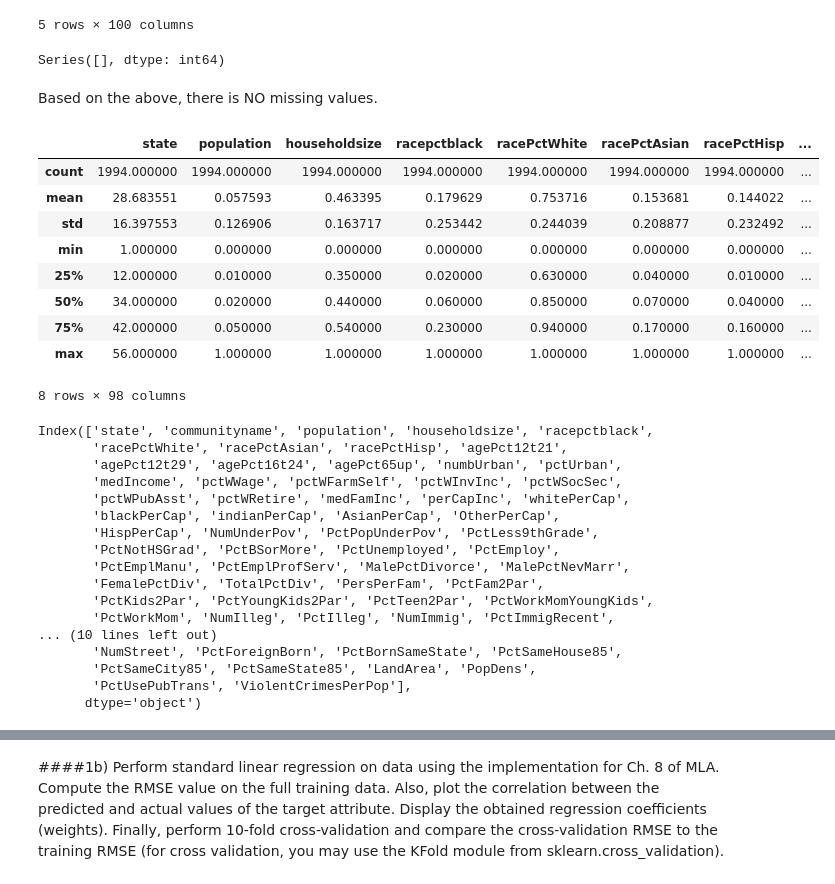
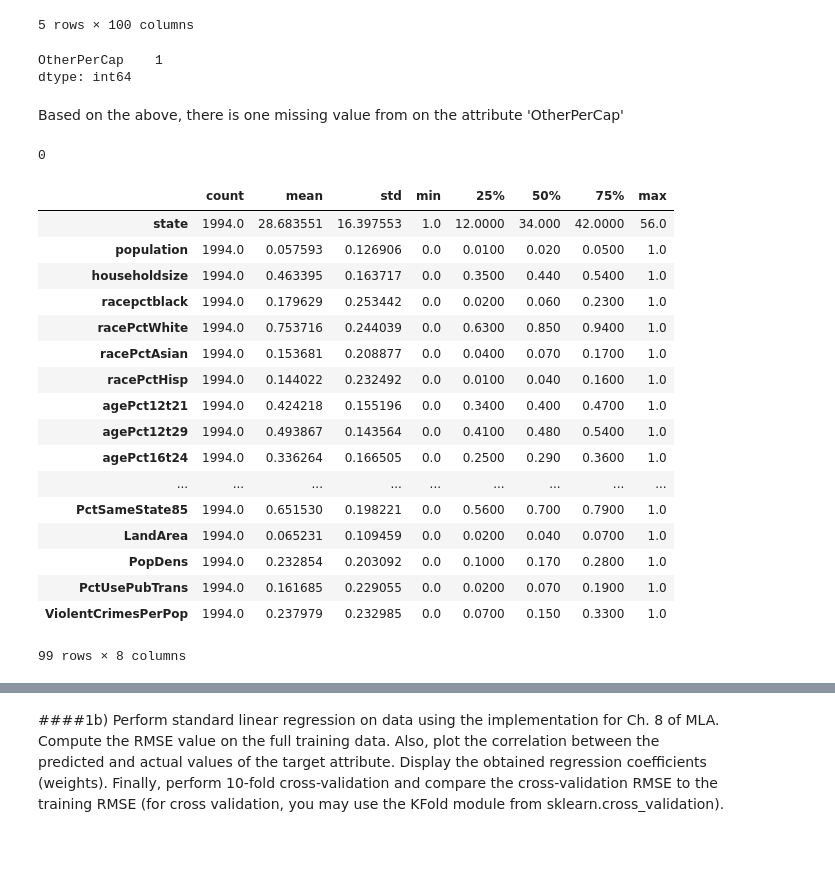
Before and after one commit to kyloop/CSC_478_Programming_Machine_Learning, a Jupyter notebook: assign3_submit1.ipynb, the cells around one changed output, grey strips where cells are left out. Saved outputs shown, nothing was run; the diff lists cells and outputs as text; code cells hidden in the pictures; blank space fills up the shorter version.

```diff
--- a/assign3_submit1.ipynb
+++ b/assign3_submit1.ipynb
@@ -11,8 +15,8 @@ import pandas as pd
 import numpy as np
 from numpy import *
 # %%
-#Read the dataset
-ccData=pd.read_csv('./communities/communities.csv')
+#Read the dataset and make sure to use na_values parameters to track down all the na and missing values.
+ccData=pd.read_csv('./communities/communities.csv', na_values=["?"])
 # %%
 ccData.shape
 # %% [output]
@@ -27,46 +31,43 @@ ccData.head(5)
 | 3 | 34 | Willingborotownship | 0.04 | 0.77 | 1.00 | 0.08 | 0.12 | ... |
 | 4 | 42 | Bethlehemtownship | 0.01 | 0.55 | 0.02 | 0.95 | 0.09 | ... |
 5 rows × 100 columns
+# %%
+#Check any missing or na values
+missing_tab=ccData.isnull().sum(0)
+missing_tab[missing_tab>0]
+# %% [output]
+OtherPerCap    1
+dtype: int64
+# %% [markdown]
+Based on the above, there is one missing value from on the attribute 'OtherPerCap'
+# %%
+#Fill in the missing value in the 'OtherPerCap' attribute by its MEAN value
+ccData.OtherPerCap.fillna(ccData.OtherPerCap.mean(axis=0), axis=0,inplace=True)
 # %%
-#Check if there is any missing values in every Column
-missTab=ccData.isnull().sum(0)
-missTab[missTab.ix[:]>0]
+#Double check if there is any more missing values
+missing_tab=ccData.isnull().sum(0)
+sum(missing_tab[missing_tab>0])
 # %% [output]
-Series([], dtype: int64)
+0
-# %% [markdown]
-Based on the above, there is NO missing values.
 # %%
-#Show the Statistics of the dataset
-ccData.describe()
+#Now we check on the statistics of every attribute
+ccData.describe().T
 # %% [output]
-|  | state | population | householdsize | racepctblack | racePctWhite | racePctAsian | racePctHisp | ... |
-| count | 1994.000000 | 1994.000000 | 1994.000000 | 1994.000000 | 1994.000000 | 1994.000000 | 1994.000000 | ... |
-| mean | 28.683551 | 0.057593 | 0.463395 | 0.179629 | 0.753716 | 0.153681 | 0.144022 | ... |
-| std | 16.397553 | 0.126906 | 0.163717 | 0.253442 | 0.244039 | 0.208877 | 0.232492 | ... |
-| min | 1.000000 | 0.000000 | 0.000000 | 0.000000 | 0.000000 | 0.000000 | 0.000000 | ... |
-| 25% | 12.000000 | 0.010000 | 0.350000 | 0.020000 | 0.630000 | 0.040000 | 0.010000 | ... |
-| 50% | 34.000000 | 0.020000 | 0.440000 | 0.060000 | 0.850000 | 0.070000 | 0.040000 | ... |
-| 75% | 42.000000 | 0.050000 | 0.540000 | 0.230000 | 0.940000 | 0.170000 | 0.160000 | ... |
-| max | 56.000000 | 1.000000 | 1.000000 | 1.000000 | 1.000000 | 1.000000 | 1.000000 | ... |
+|  | count | mean | std | min | 25% | 50% | 75% | max |
+| state | 1994.0 | 28.683551 | 16.397553 | 1.0 | 12.0000 | 34.000 | 42.0000 | 56.0 |
+| population | 1994.0 | 0.057593 | 0.126906 | 0.0 | 0.0100 | 0.020 | 0.0500 | 1.0 |
+| householdsize | 1994.0 | 0.463395 | 0.163717 | 0.0 | 0.3500 | 0.440 | 0.5400 | 1.0 |
+| racepctblack | 1994.0 | 0.179629 | 0.253442 | 0.0 | 0.0200 | 0.060 | 0.2300 | 1.0 |
+| racePctWhite | 1994.0 | 0.753716 | 0.244039 | 0.0 | 0.6300 | 0.850 | 0.9400 | 1.0 |
+| racePctAsian | 1994.0 | 0.153681 | 0.208877 | 0.0 | 0.0400 | 0.070 | 0.1700 | 1.0 |
+| racePctHisp | 1994.0 | 0.144022 | 0.232492 | 0.0 | 0.0100 | 0.040 | 0.1600 | 1.0 |
+| agePct12t21 | 1994.0 | 0.424218 | 0.155196 | 0.0 | 0.3400 | 0.400 | 0.4700 | 1.0 |
+| agePct12t29 | 1994.0 | 0.493867 | 0.143564 | 0.0 | 0.4100 | 0.480 | 0.5400 | 1.0 |
+| agePct16t24 | 1994.0 | 0.336264 | 0.166505 | 0.0 | 0.2500 | 0.290 | 0.3600 | 1.0 |
+| ... | ... | ... | ... | ... | ... | ... | ... | ... |
+| PctSameState85 | 1994.0 | 0.651530 | 0.198221 | 0.0 | 0.5600 | 0.700 | 0.7900 | 1.0 |
+| LandArea | 1994.0 | 0.065231 | 0.109459 | 0.0 | 0.0200 | 0.040 | 0.0700 | 1.0 |
+| PopDens | 1994.0 | 0.232854 | 0.203092 | 0.0 | 0.1000 | 0.170 | 0.2800 | 1.0 |
+| PctUsePubTrans | 1994.0 | 0.161685 | 0.229055 | 0.0 | 0.0200 | 0.070 | 0.1900 | 1.0 |
+| ViolentCrimesPerPop | 1994.0 | 0.237979 | 0.232985 | 0.0 | 0.0700 | 0.150 | 0.3300 | 1.0 |
-8 rows × 98 columns
+99 rows × 8 columns
-# %%
-#Check the attributes of table
-ccData.columns
-# %% [output]
-Index(['state', 'communityname', 'population', 'householdsize', 'racepctblack',
-       'racePctWhite', 'racePctAsian', 'racePctHisp', 'agePct12t21',
-       'agePct12t29', 'agePct16t24', 'agePct65up', 'numbUrban', 'pctUrban',
-       'medIncome', 'pctWWage', 'pctWFarmSelf', 'pctWInvInc', 'pctWSocSec',
-       'pctWPubAsst', 'pctWRetire', 'medFamInc', 'perCapInc', 'whitePerCap',
-       'blackPerCap', 'indianPerCap', 'AsianPerCap', 'OtherPerCap',
-       'HispPerCap', 'NumUnderPov', 'PctPopUnderPov', 'PctLess9thGrade',
-       'PctNotHSGrad', 'PctBSorMore', 'PctUnemployed', 'PctEmploy',
-       'PctEmplManu', 'PctEmplProfServ', 'MalePctDivorce', 'MalePctNevMarr',
-       'FemalePctDiv', 'TotalPctDiv', 'PersPerFam', 'PctFam2Par',
-       'PctKids2Par', 'PctYoungKids2Par', 'PctTeen2Par', 'PctWorkMomYoungKids',
-       'PctWorkMom', 'NumIlleg', 'PctIlleg', 'NumImmig', 'PctImmigRecent',
-... (10 lines left out)
-       'NumStreet', 'PctForeignBorn', 'PctBornSameState', 'PctSameHouse85',
-       'PctSameCity85', 'PctSameState85', 'LandArea', 'PopDens',
-       'PctUsePubTrans', 'ViolentCrimesPerPop'],
-      dtype='object')
```
Also changed, not shown: parts of 138 cells of this notebook.
